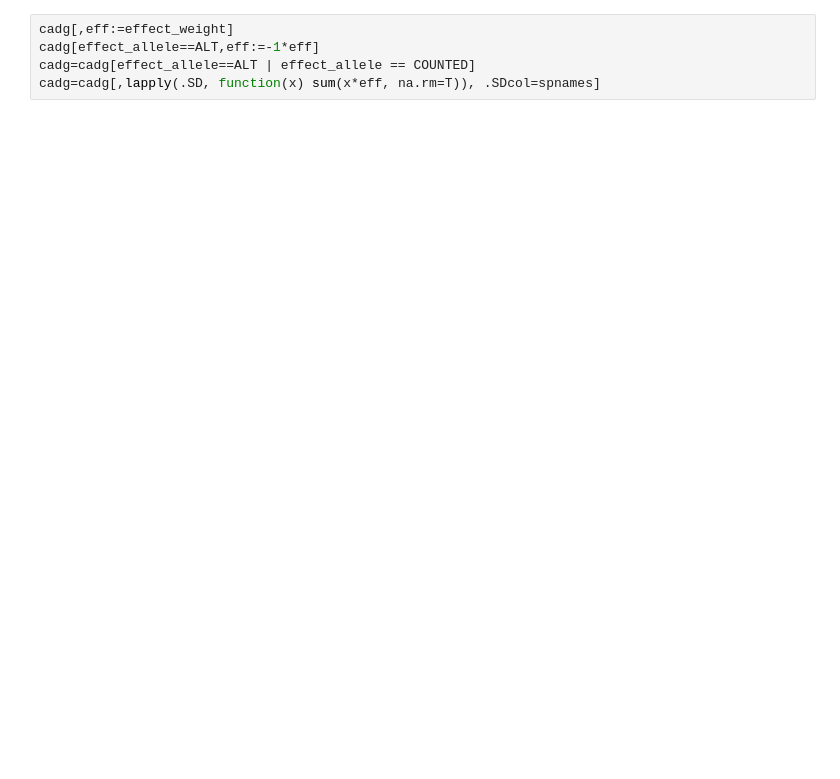
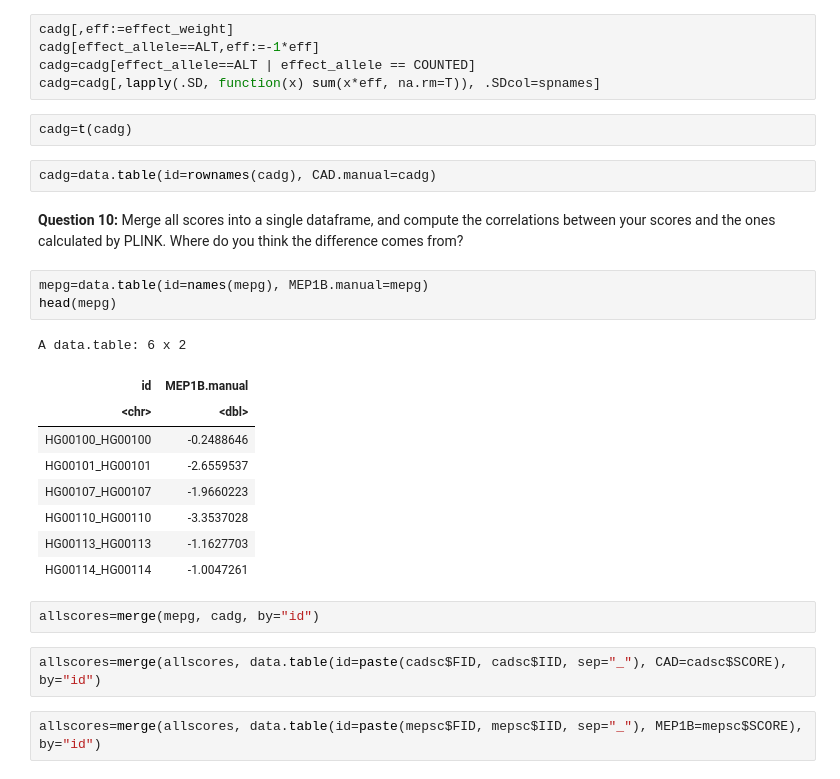
Before and after one commit to hmgu-itg/mybinder-TUM, a Jupyter notebook: Gagneur_PRS_Rversion.ipynb, the cells around one changed output. Cells and saved outputs as stored; diff of their text form; blank space fills up the shorter version.

```diff
--- a/Gagneur_PRS_Rversion.ipynb
+++ b/Gagneur_PRS_Rversion.ipynb
@@ -274,3 +279,28 @@ cadg[,eff:=effect_weight]
 cadg[effect_allele==ALT,eff:=-1*eff]
 cadg=cadg[effect_allele==ALT | effect_allele == COUNTED]
 cadg=cadg[,lapply(.SD, function(x) sum(x*eff, na.rm=T)), .SDcol=spnames]
+# %%
+cadg=t(cadg)
+# %%
+cadg=data.table(id=rownames(cadg), CAD.manual=cadg)
+# %% [markdown]
+**Question 10:** Merge all scores into a single dataframe, and compute the correlations between your scores and the ones calculated by PLINK. Where do you think the difference comes from?
+# %%
+mepg=data.table(id=names(mepg), MEP1B.manual=mepg)
+head(mepg)
+# %% [output]
+A data.table: 6 x 2
+| id | MEP1B.manual |
+| <chr> | <dbl> |
+| HG00100_HG00100 | -0.2488646 |
+| HG00101_HG00101 | -2.6559537 |
+| HG00107_HG00107 | -1.9660223 |
+| HG00110_HG00110 | -3.3537028 |
+| HG00113_HG00113 | -1.1627703 |
+| HG00114_HG00114 | -1.0047261 |
+# %%
+allscores=merge(mepg, cadg, by="id")
+# %%
+allscores=merge(allscores, data.table(id=paste(cadsc$FID, cadsc$IID, sep="_"), CAD=cadsc$SCORE), by="id")
+# %%
+allscores=merge(allscores, data.table(id=paste(mepsc$FID, mepsc$IID, sep="_"), MEP1B=mepsc$SCORE), by="id")
```
Also changed, not shown: parts of 27 cells of this notebook.
